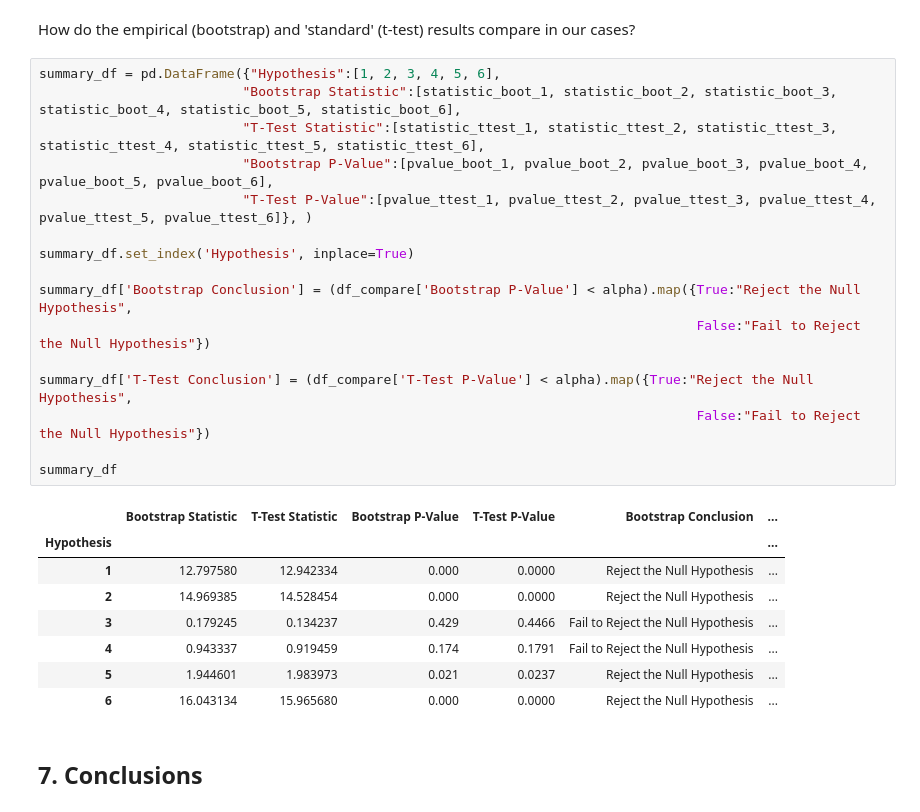
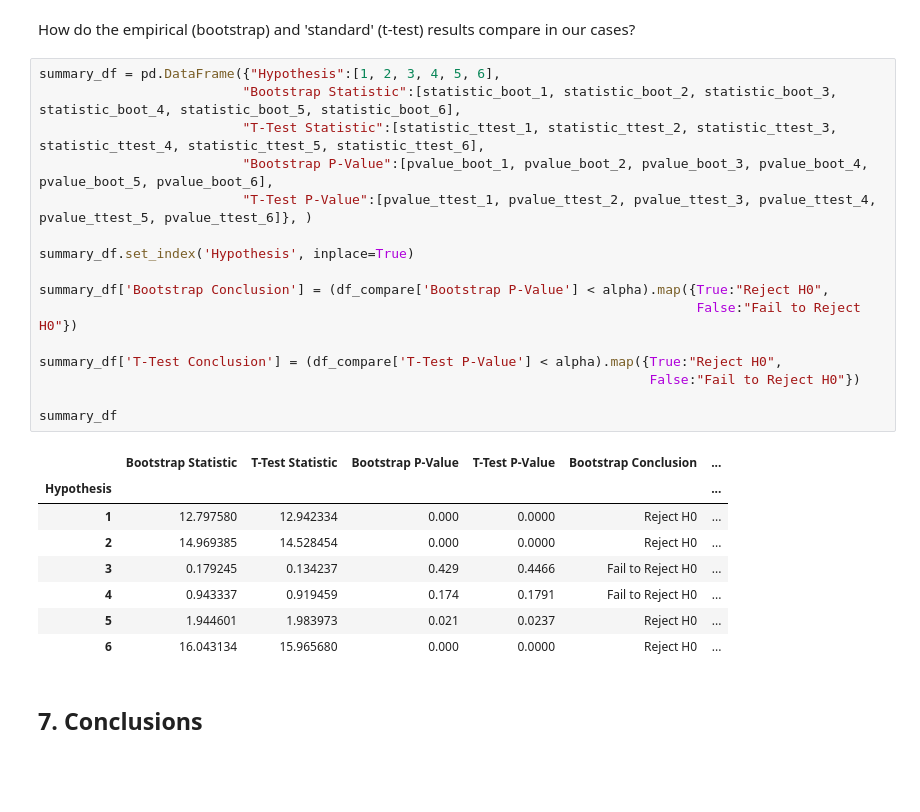
Before and after one commit to thiagofuruchima/enem_ds, a Jupyter notebook: enem_data_study.ipynb, the cells around one changed output. Drawn from its saved outputs; the diff is of its cells as text; blank space fills up the shorter version.

```diff
--- a/enem_data_study.ipynb
+++ b/enem_data_study.ipynb
@@ -591,28 +591,28 @@ How do the empirical (bootstrap) and 'standard' (t-test) results compare in our
 # %%
 summary_df = pd.DataFrame({"Hypothesis":[1, 2, 3, 4, 5, 6],
                           "Bootstrap Statistic":[statistic_boot_1, statistic_boot_2, statistic_boot_3, statistic_boot_4, statistic_boot_5, statistic_boot_6],
                           "T-Test Statistic":[statistic_ttest_1, statistic_ttest_2, statistic_ttest_3, statistic_ttest_4, statistic_ttest_5, statistic_ttest_6],
                           "Bootstrap P-Value":[pvalue_boot_1, pvalue_boot_2, pvalue_boot_3, pvalue_boot_4, pvalue_boot_5, pvalue_boot_6],
                           "T-Test P-Value":[pvalue_ttest_1, pvalue_ttest_2, pvalue_ttest_3, pvalue_ttest_4, pvalue_ttest_5, pvalue_ttest_6]}, )
 
 summary_df.set_index('Hypothesis', inplace=True)
 
-summary_df['Bootstrap Conclusion'] = (df_compare['Bootstrap P-Value'] < alpha).map({True:"Reject the Null Hypothesis",
-                                                                                    False:"Fail to Reject the Null Hypothesis"})
+summary_df['Bootstrap Conclusion'] = (df_compare['Bootstrap P-Value'] < alpha).map({True:"Reject H0",
+                                                                                    False:"Fail to Reject H0"})
 
-summary_df['T-Test Conclusion'] = (df_compare['T-Test P-Value'] < alpha).map({True:"Reject the Null Hypothesis",
-                                                                                    False:"Fail to Reject the Null Hypothesis"})
+summary_df['T-Test Conclusion'] = (df_compare['T-Test P-Value'] < alpha).map({True:"Reject H0",
+                                                                              False:"Fail to Reject H0"})
 
 summary_df
 # %% [output]
 |  | Bootstrap Statistic | T-Test Statistic | Bootstrap P-Value | T-Test P-Value | Bootstrap Conclusion | ... |
 | Hypothesis |  |  |  |  |  | ... |
-| 1 | 12.797580 | 12.942334 | 0.000 | 0.0000 | Reject the Null Hypothesis | ... |
-| 2 | 14.969385 | 14.528454 | 0.000 | 0.0000 | Reject the Null Hypothesis | ... |
-| 3 | 0.179245 | 0.134237 | 0.429 | 0.4466 | Fail to Reject the Null Hypothesis | ... |
-| 4 | 0.943337 | 0.919459 | 0.174 | 0.1791 | Fail to Reject the Null Hypothesis | ... |
-| 5 | 1.944601 | 1.983973 | 0.021 | 0.0237 | Reject the Null Hypothesis | ... |
-| 6 | 16.043134 | 15.965680 | 0.000 | 0.0000 | Reject the Null Hypothesis | ... |
+| 1 | 12.797580 | 12.942334 | 0.000 | 0.0000 | Reject H0 | ... |
+| 2 | 14.969385 | 14.528454 | 0.000 | 0.0000 | Reject H0 | ... |
+| 3 | 0.179245 | 0.134237 | 0.429 | 0.4466 | Fail to Reject H0 | ... |
+| 4 | 0.943337 | 0.919459 | 0.174 | 0.1791 | Fail to Reject H0 | ... |
+| 5 | 1.944601 | 1.983973 | 0.021 | 0.0237 | Reject H0 | ... |
+| 6 | 16.043134 | 15.965680 | 0.000 | 0.0000 | Reject H0 | ... |
 # %% [markdown]
 ## 7. Conclusions
 # %% [markdown]
```
Also changed, not shown: parts of 1 cell of this notebook.
